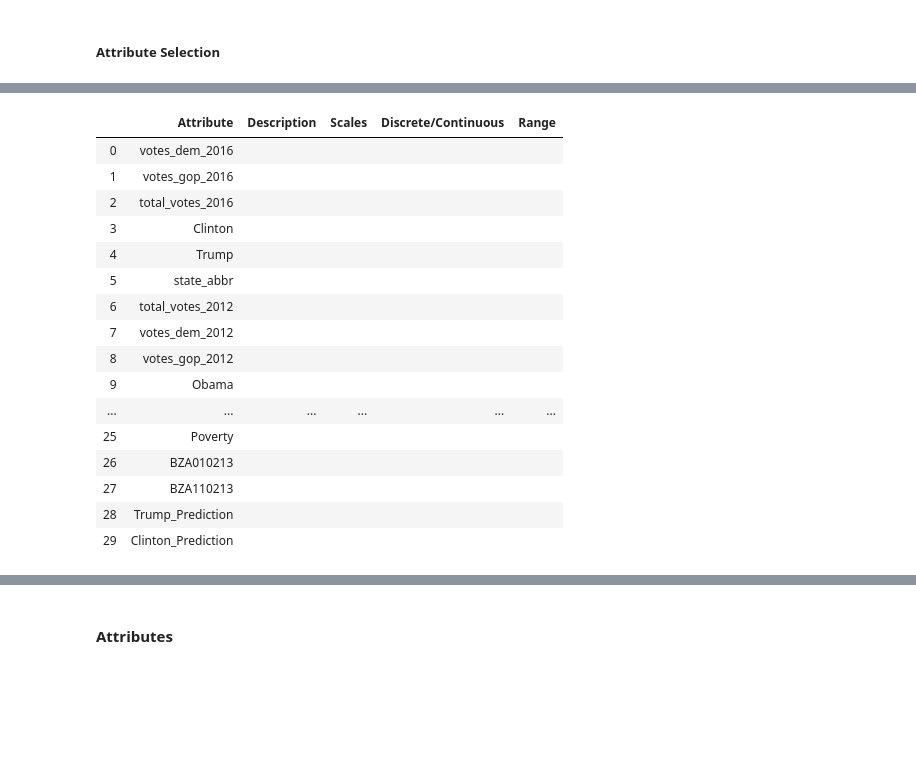
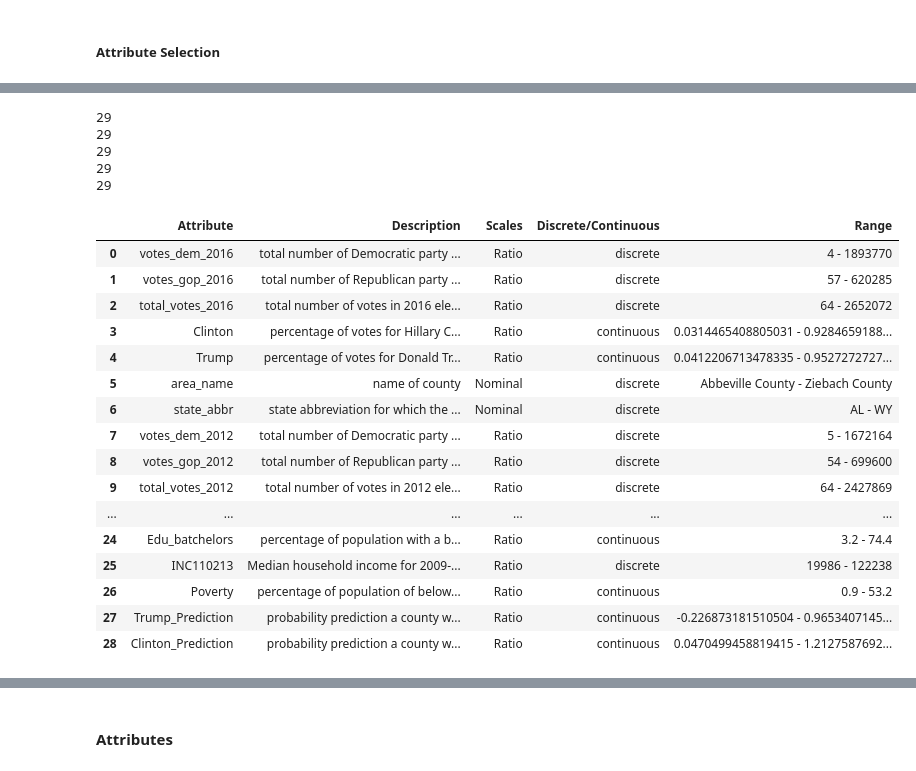
Before and after one commit to elilaird/CS7324-MachineLearning-Labs, a Jupyter notebook: Lab1/Data_Understanding.ipynb, the cells around one changed output, grey strips where cells are left out. Cells and saved outputs as stored; diff of their text form; code cells hidden in the pictures; blank space fills up the shorter version.

Commit message:
added attribute descriptions and data quality

```diff
--- a/Lab1/Data_Understanding.ipynb
+++ b/Lab1/Data_Understanding.ipynb
@@ -296,0 +394,6 @@ votes
+# %%
+rangeL=[]
+for x in range(len(attributes)):
+    rangeL.append('{} - {}'.format(votes[attributes[x]].min(),votes[attributes[x]].max()))
+
+rangeL
@@ -297,22 +418,26 @@ votes
 # %%
-
-attribute_dict = pd.DataFrame(data={'Attribute': attributes, 'Description': '', 'Scales': '', 'Discrete/Continuous':'','Range':''})
+attribute_dict = pd.DataFrame(data={'Attribute': attributes, 'Description': description, 'Scales': scales, 'Discrete/Continuous': dOrC,'Range':rangeL})
 attribute_dict
 # %% [output]
+29
+29
+29
+29
+29
 |  | Attribute | Description | Scales | Discrete/Continuous | Range |
-| 0 | votes_dem_2016 |  |  |  |  |
-| 1 | votes_gop_2016 |  |  |  |  |
-| 2 | total_votes_2016 |  |  |  |  |
-| 3 | Clinton |  |  |  |  |
-| 4 | Trump |  |  |  |  |
-| 5 | state_abbr |  |  |  |  |
-| 6 | total_votes_2012 |  |  |  |  |
-| 7 | votes_dem_2012 |  |  |  |  |
-| 8 | votes_gop_2012 |  |  |  |  |
-| 9 | Obama |  |  |  |  |
+| 0 | votes_dem_2016 | total number of Democratic party ... | Ratio | discrete | 4 - 1893770 |
+| 1 | votes_gop_2016 | total number of Republican party ... | Ratio | discrete | 57 - 620285 |
+| 2 | total_votes_2016 | total number of votes in 2016 ele... | Ratio | discrete | 64 - 2652072 |
+| 3 | Clinton | percentage of votes for Hillary C... | Ratio | continuous | 0.0314465408805031 - 0.9284659188... |
+| 4 | Trump | percentage of votes for Donald Tr... | Ratio | continuous | 0.0412206713478335 - 0.9527272727... |
+| 5 | area_name | name of county | Nominal | discrete | Abbeville County - Ziebach County |
+| 6 | state_abbr | state abbreviation for which the ... | Nominal | discrete | AL - WY |
+| 7 | votes_dem_2012 | total number of Democratic party ... | Ratio | discrete | 5 - 1672164 |
+| 8 | votes_gop_2012 | total number of Republican party ... | Ratio | discrete | 54 - 699600 |
+| 9 | total_votes_2012 | total number of votes in 2012 ele... | Ratio | discrete | 64 - 2427869 |
 | ... | ... | ... | ... | ... | ... |
-| 25 | Poverty |  |  |  |  |
-| 26 | BZA010213 |  |  |  |  |
-| 27 | BZA110213 |  |  |  |  |
-| 28 | Trump_Prediction |  |  |  |  |
-| 29 | Clinton_Prediction |  |  |  |  |
+| 24 | Edu_batchelors | percentage of population with a b... | Ratio | continuous | 3.2 - 74.4 |
+| 25 | INC110213 | Median household income for 2009-... | Ratio | discrete | 19986 - 122238 |
+| 26 | Poverty | percentage of population of below... | Ratio | continuous | 0.9 - 53.2 |
+| 27 | Trump_Prediction | probability prediction a county w... | Ratio | continuous | -0.226873181510504 - 0.9653407145... |
+| 28 | Clinton_Prediction | probability prediction a county w... | Ratio | continuous | 0.0470499458819415 - 1.2127587692... |
```
Also changed, not shown: parts of 13 cells of this notebook.
